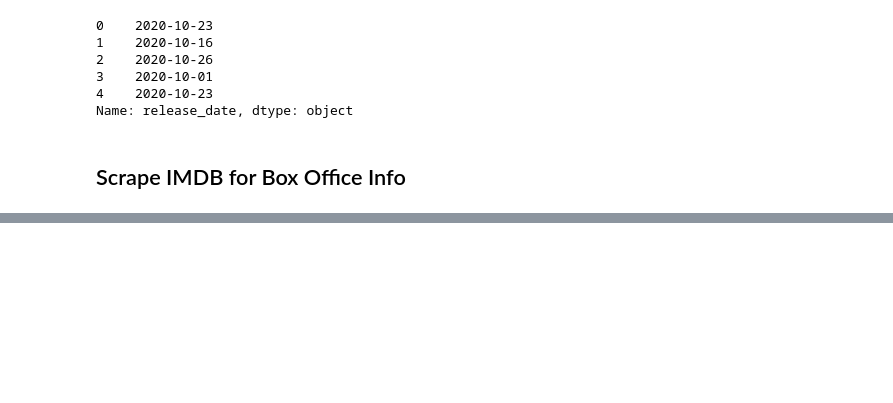
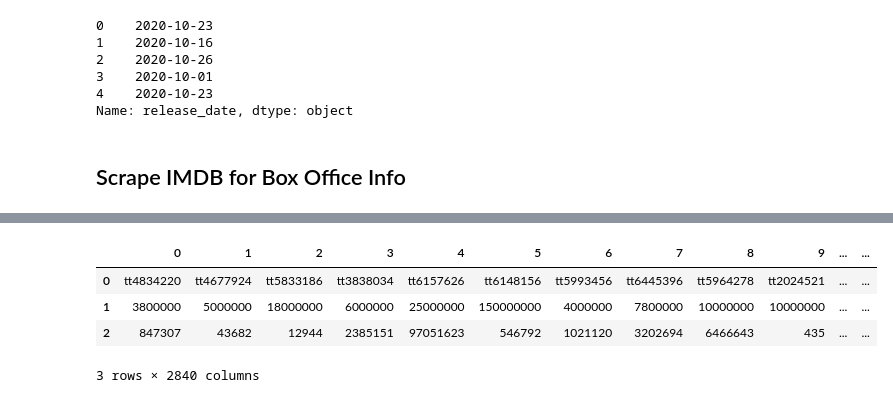
Before and after one commit to ghcn345/Data-Science-in-Film-Industry, a Jupyter notebook: Data Scrape.ipynb, the cells around one changed output, grey strips where cells are left out. Saved outputs shown, nothing was run; the diff lists cells and outputs as text; code cells hidden in the pictures; blank space fills up the shorter version.

```diff
--- a/Data Scrape.ipynb
+++ b/Data Scrape.ipynb
@@ -355,0 +367,6 @@ df = pd.read_csv("data/five_year.csv")
+# %%
+imdb_ids = list(scr_df['imdb_id'])
+# %%
+len(imdb_ids)
+imdb_ids1 = imdb_ids[:10000] + imdb_ids[20000:]
+len(imdb_ids1)
@@ -393,0 +383,7 @@ except:
+# %%
+def grab_num(str):
+    nums = [x for x in str if x.isdigit()]
+    output = "".join(nums)
+    if not nums:
+        output = None
+    return output
@@ -393,0 +460,8 @@ except:
+# %%
+rev_tuples.extend(scr_revenue)
+bgt_tuples.extend(scr_budget)
+print(len(rev_tuples) == len(bgt_tuples))
+dff = pd.DataFrame([[x[0] for x in rev_tuples], [n[1] for n in bgt_tuples], [i[1] for i in rev_tuples]])
+dfff = dff.transpose()
+dfff.columns = ["imdb_id", "budget", "revenue"]
+dfff.to_csv("data/scrape.csv")
@@ -393,0 +490,9 @@ except:
+# %%
+dff = pd.DataFrame([[x[0] for x in rev_tuples], [n[1] for n in bgt_tuples], [i[1] for i in rev_tuples]])
+dff.head()
+# %% [output]
+|  | 0 | 1 | 2 | 3 | 4 | 5 | 6 | 7 | 8 | 9 | ... | ... |
+| 0 | tt4834220 | tt4677924 | tt5833186 | tt3838034 | tt6157626 | tt6148156 | tt5993456 | tt6445396 | tt5964278 | tt2024521 | ... | ... |
+| 1 | 3800000 | 5000000 | 18000000 | 6000000 | 25000000 | 150000000 | 4000000 | 7800000 | 10000000 | 10000000 | ... | ... |
+| 2 | 847307 | 43682 | 12944 | 2385151 | 97051623 | 546792 | 1021120 | 3202694 | 6466643 | 435 | ... | ... |
+3 rows × 2840 columns
```
Also changed, not shown: parts of 33 cells of this notebook, 2 other files.
